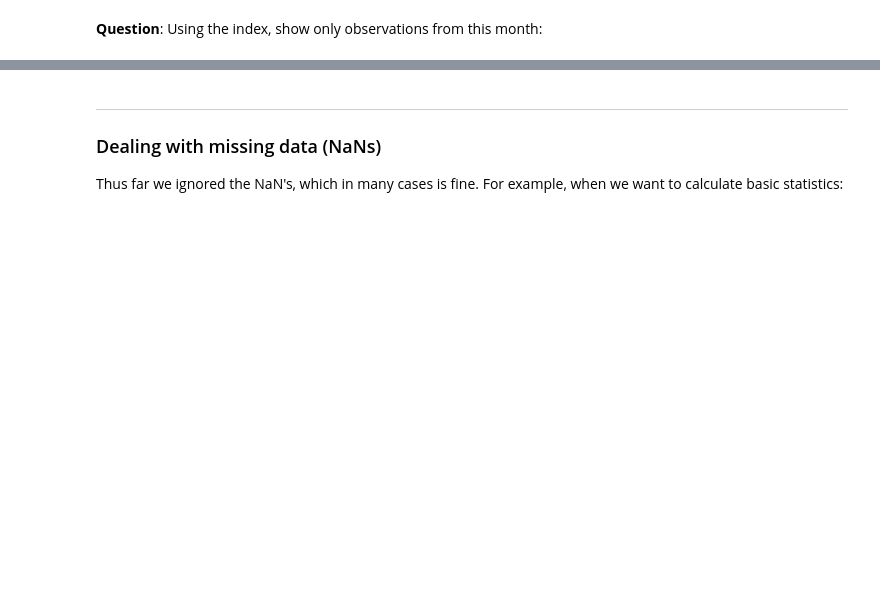
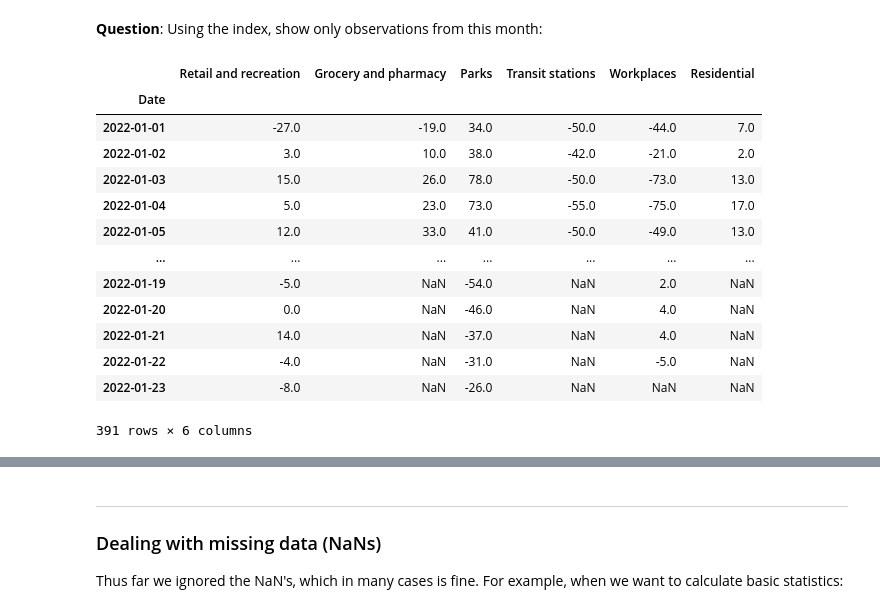
Before and after one commit to blucap/EEA_Python_Primer, a Jupyter notebook: session5.ipynb, the cells around one changed output, grey strips where cells are left out. Saved outputs shown, nothing was run; the diff lists cells and outputs as text; code cells hidden in the pictures; blank space fills up the shorter version.

```diff
--- a/session5.ipynb
+++ b/session5.ipynb
@@ -227,4 +475,21 @@ dfnz.loc['2020'].tail(2)
 # %% [markdown]
 **Question**: Using the index, show only observations from this month:
+# %%
+dfnz.loc['2022-01']
+# %% [output]
+|  | Retail and recreation | Grocery and pharmacy | Parks | Transit stations | Workplaces | Residential |
+| Date |  |  |  |  |  |  |
+| 2022-01-01 | -27.0 | -19.0 | 34.0 | -50.0 | -44.0 | 7.0 |
+| 2022-01-02 | 3.0 | 10.0 | 38.0 | -42.0 | -21.0 | 2.0 |
+| 2022-01-03 | 15.0 | 26.0 | 78.0 | -50.0 | -73.0 | 13.0 |
+| 2022-01-04 | 5.0 | 23.0 | 73.0 | -55.0 | -75.0 | 17.0 |
+| 2022-01-05 | 12.0 | 33.0 | 41.0 | -50.0 | -49.0 | 13.0 |
+| ... | ... | ... | ... | ... | ... | ... |
+| 2022-01-19 | -5.0 | NaN | -54.0 | NaN | 2.0 | NaN |
+| 2022-01-20 | 0.0 | NaN | -46.0 | NaN | 4.0 | NaN |
+| 2022-01-21 | 14.0 | NaN | -37.0 | NaN | 4.0 | NaN |
+| 2022-01-22 | -4.0 | NaN | -31.0 | NaN | -5.0 | NaN |
+| 2022-01-23 | -8.0 | NaN | -26.0 | NaN | NaN | NaN |
+391 rows × 6 columns
 # %%
 # All observations from the second half of 2021:
```
Also changed, not shown: parts of 58 cells of this notebook, 1 other file.
